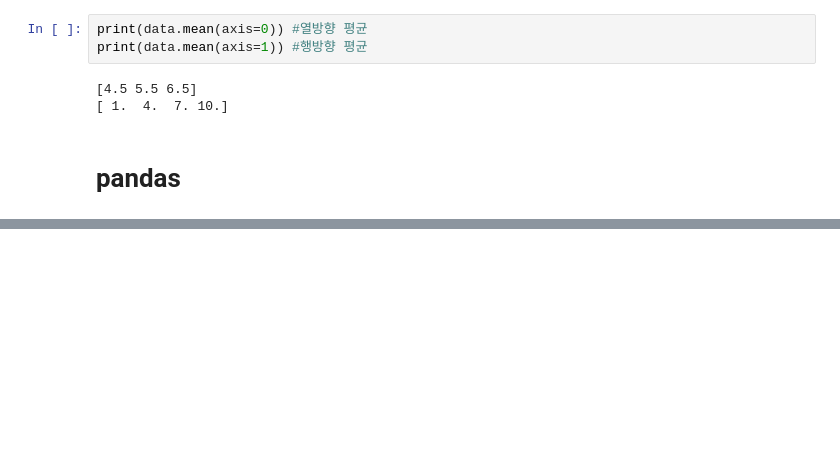
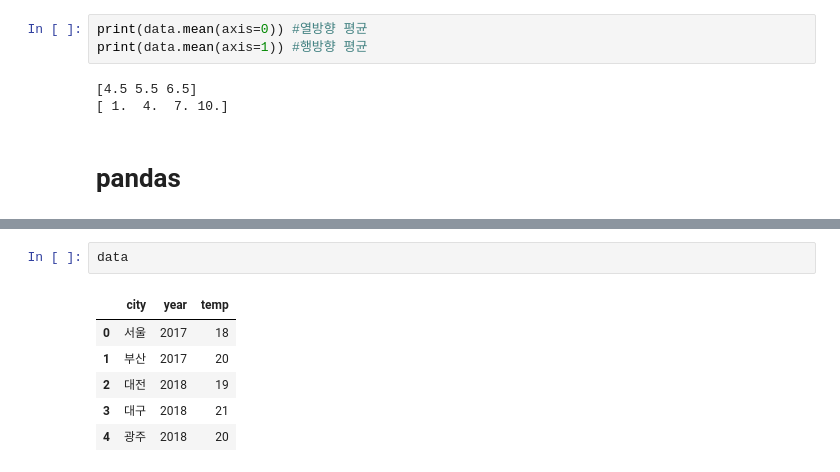
Before and after one commit to MATHKIMS/DSAC_license, a Jupyter notebook: [DSAC_2주차]gg_03_[2주차_(2)]_numpy와_pandas.ipynb, the cells around one changed output, grey strips where cells are left out. Saved outputs shown, nothing was run; the diff lists cells and outputs as text; blank space fills up the shorter version.

```diff
--- a/[DSAC_2주차]gg_03_[2주차_(2)]_numpy와_pandas.ipynb
+++ b/[DSAC_2주차]gg_03_[2주차_(2)]_numpy와_pandas.ipynb
@@ -109,0 +137,9 @@ print(data.mean(axis=1)) #행방향 평균
+# %%
+data
+# %% [output]
+|  | city | year | temp |
+| 0 | 서울 | 2017 | 18 |
+| 1 | 부산 | 2017 | 20 |
+| 2 | 대전 | 2018 | 19 |
+| 3 | 대구 | 2018 | 21 |
+| 4 | 광주 | 2018 | 20 |
```
Also changed, not shown: parts of 33 cells of this notebook.
